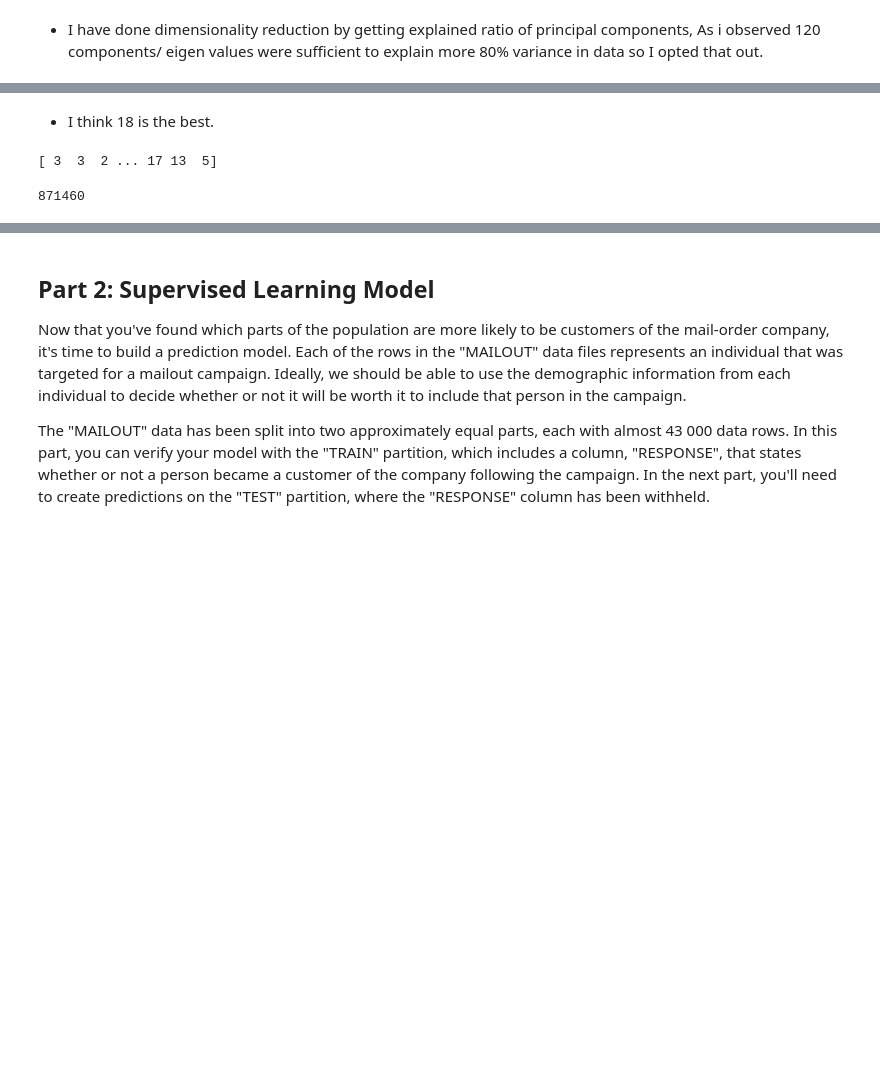
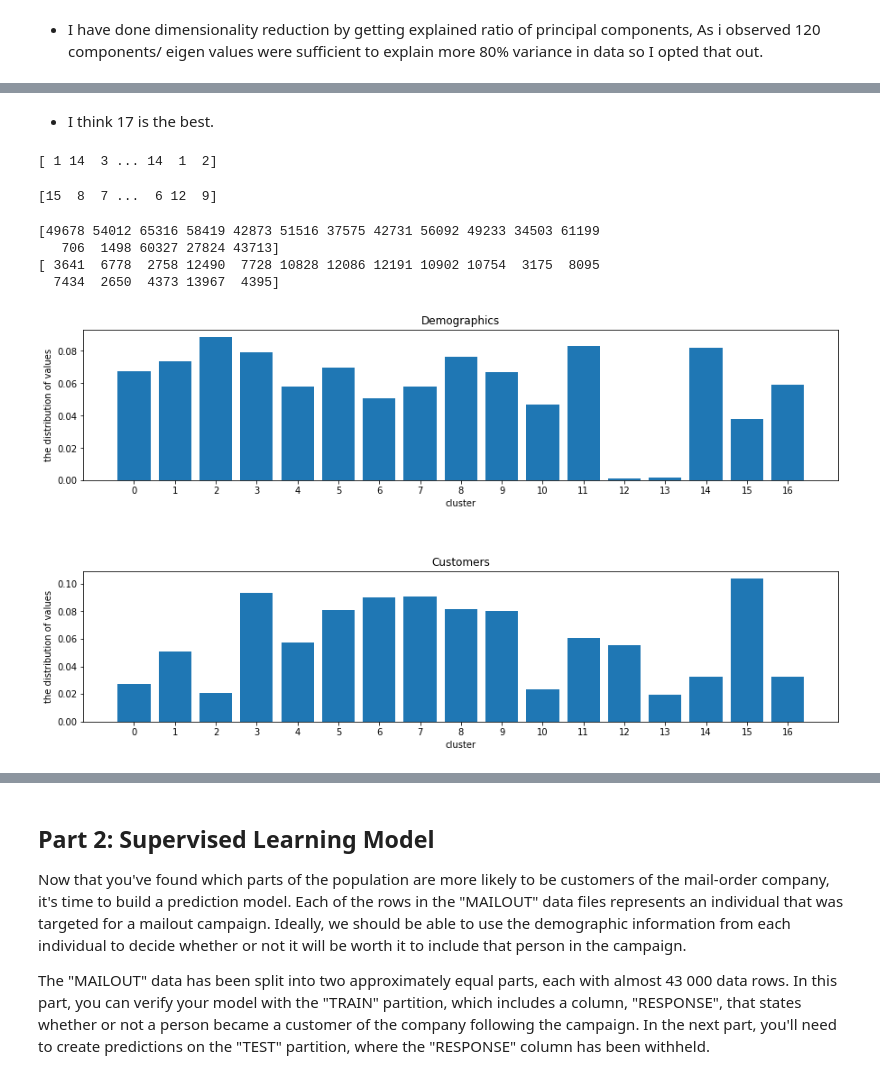
Before and after one commit to xueweiyema/ArvatoProject, a Jupyter notebook: Arvato Project Workbook.ipynb, the cells around one changed output, grey strips where cells are left out. Saved outputs shown, nothing was run; the diff lists cells and outputs as text; code cells hidden in the pictures; blank space fills up the shorter version.

```diff
--- a/Arvato Project Workbook.ipynb
+++ b/Arvato Project Workbook.ipynb
@@ -847,3 +916,8 @@ Wall time: 8.76 s
+# %%
+def scaler_df(df):
+    scaler = preprocessing.StandardScaler()
+    scaled = scaler.fit_transform(df)
+    return pd.DataFrame(scaled, columns=df.columns)
 # %%
 %%time
 plt.figure(figsize=(15,8))
@@ -1025,11 +1110,11 @@ print(kmeans_avg)
 # %% [markdown]
-- I think 18 is the best.
+- I think 17 is the best.
 # %%
 # Re-fit the k-means model with the selected number of clusters and obtain
 # cluster predictions for the general population demographics data.
-kmeans=KMeans(n_clusters=18, random_state=0)
-res_kmeans_18=kmeans.fit_predict(principalComponents_updated)
+kmeans=KMeans(n_clusters=17, random_state=0)
+AZDIAS_kmeans_17=kmeans.fit_predict(principalComponents_updated)
 # %%
-print(res_kmeans_18)
+print(AZDIAS_kmeans_17)
 # %% [output]
-[ 3  3  2 ... 17 13  5]
+[ 1 14  3 ... 14  1  2]
@@ -1038,4 +1121,46 @@ res_kmeans_18_azdias=res_kmeans_18
-# %%
-len(res_kmeans_18)
-# %% [output]
-871460
+# %%
+# Do it for CUSTOMERS
+CUSTOMERS_scaler=scaler_df(my_customers_df)
+principalComponents_CUSTOMERS = pca.fit_transform(CUSTOMERS_scaler)
+CUSTOMERS_kmeans_17=kmeans.predict(principalComponents_CUSTOMERS)
+# %%
+print(CUSTOMERS_kmeans_17)
+# %% [output]
+[15  8  7 ...  6 12  9]
+# %%
+AZDIAS_list=np.bincount(AZDIAS_kmeans_17)
+print(AZDIAS_list)
+CUSTOMERS_list=np.bincount(CUSTOMERS_kmeans_17)
+print(CUSTOMERS_list)
+# %% [output]
+[49678 54012 65316 58419 42873 51516 37575 42731 56092 49233 34503 61199
+   706  1498 60327 27824 43713]
+[ 3641  6778  2758 12490  7728 10828 12086 12191 10902 10754  3175  8095
+  7434  2650  4373 13967  4395]
+# %%
+# Compare the proportion of data in each cluster for the customer data to the
+# proportion of data in each cluster for the general population.
+
+
+percent_bin_list = list(map(lambda i: i/len(AZDIAS_kmeans_17), AZDIAS_list))
+customers_percent_bin_list = list(map(lambda i: i/len(CUSTOMERS_kmeans_17), CUSTOMERS_list))
+plt.figure(figsize=(15,8))
+plt.subplots_adjust(left=None, bottom=None, right=None, top=None,
+                wspace=None, hspace=0.6)
+
+ax1=plt.subplot(211)
+plt.bar([0,1,2,3,4,5,6,7,8,9,10,11,12,13,14,15,16],percent_bin_list)
+ax1.set_title('Demographics')
+ax1.set_xlabel('cluster')
+plt.xticks([0,1,2,3,4,5,6,7,8,9,10,11,12,13,14,15,16])
+ax1.set_ylabel('the distribution of values')
+
+ax2=plt.subplot(212)
+plt.bar([0,1,2,3,4,5,6,7,8,9,10,11,12,13,14,15,16],customers_percent_bin_list)
+ax2.set_title('Customers')
+ax2.set_xlabel('cluster')
+plt.xticks([0,1,2,3,4,5,6,7,8,9,10,11,12,13,14,15,16])
+ax2.set_ylabel('the distribution of values')
+plt.show()
+# %% [output]
+[figure, added]
```
Also changed, not shown: parts of 137 cells of this notebook, 17 other files.
